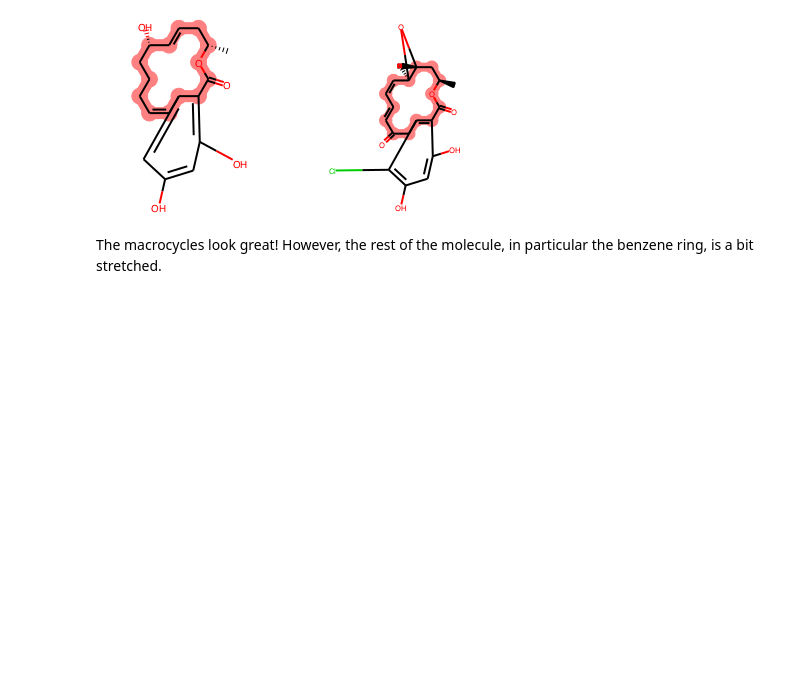
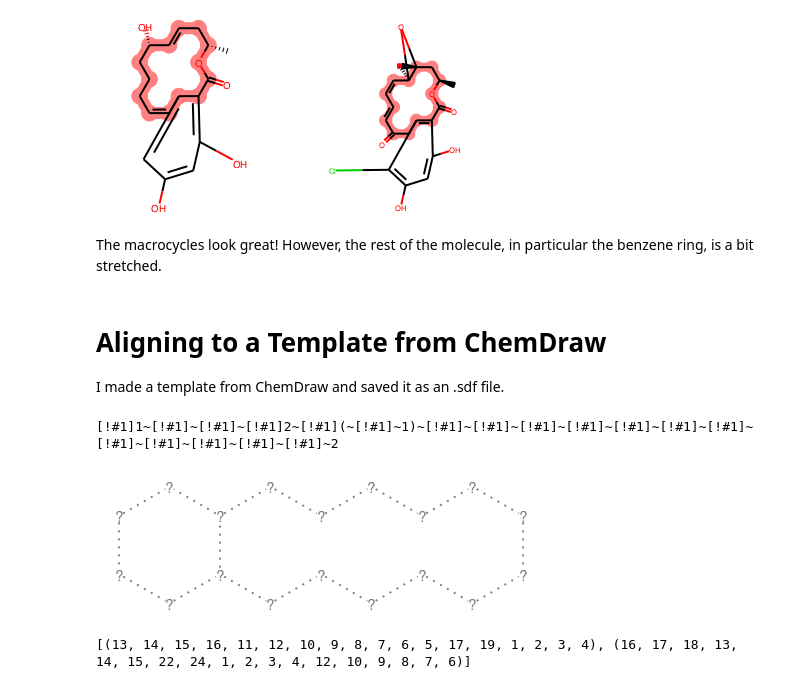
Before and after one commit to tentrillion/ipython_notebooks, a Jupyter notebook: force_pretty_macrocycles.ipynb, the cells around one changed output. Saved outputs shown, nothing was run; the diff lists cells and outputs as text; code cells hidden in the pictures; blank space fills up the shorter version.

Commit message:
one more (failed) approach using TemplateAlign

```diff
--- a/force_pretty_macrocycles.ipynb
+++ b/force_pretty_macrocycles.ipynb
@@ -123,3 +123,21 @@ Draw.MolsToGridImage(my_molecules,
 [figure]
 # %% [markdown]
 The macrocycles look great!  However, the rest of the molecule, in particular the benzene ring, is a bit stretched.
+# %% [markdown]
+# Aligning to a Template from ChemDraw
+
+I made a template from ChemDraw and saved it as an .sdf file.
+# %%
+cd_templ = [mol for mol in Chem.SDMolSupplier('chemdraw_template.sdf')][0]
+
+print(Chem.MolToSmarts(cd_templ))
+
+cd_templ
+# %% [output]
+[!#1]1~[!#1]~[!#1]~[!#1]2~[!#1](~[!#1]~1)~[!#1]~[!#1]~[!#1]~[!#1]~[!#1]~[!#1]~[!#1]~[!#1]~[!#1]~[!#1]~[!#1]~[!#1]~2
+[figure, added]
+# %%
+matches = [mol.GetSubstructMatch(cd_templ) for mol in my_molecules]
+print(matches)
+# %% [output]
+[(13, 14, 15, 16, 11, 12, 10, 9, 8, 7, 6, 5, 17, 19, 1, 2, 3, 4), (16, 17, 18, 13, 14, 15, 22, 24, 1, 2, 3, 4, 12, 10, 9, 8, 7, 6)]
```
Also changed, not shown: parts of 6 cells of this notebook.
